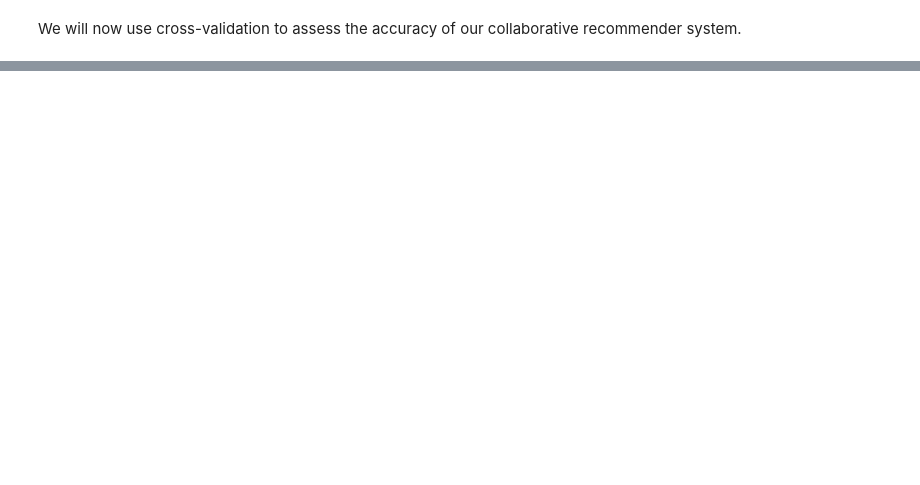
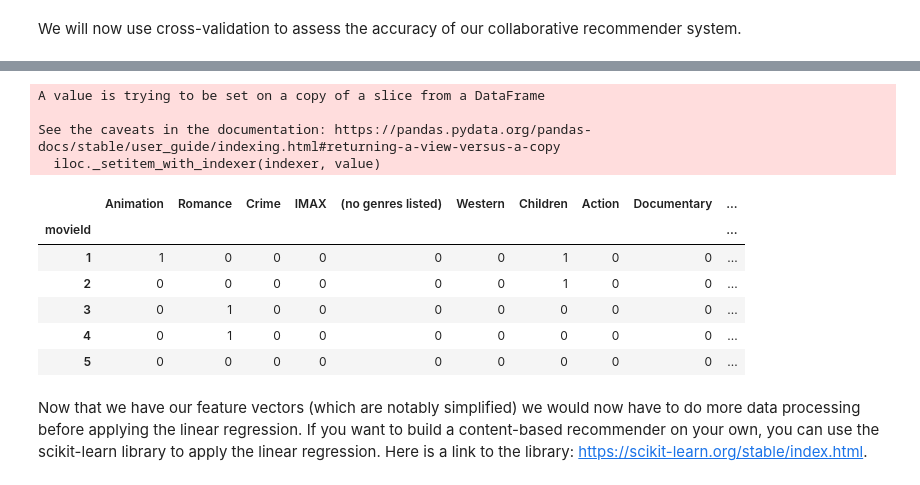
Before and after one commit to J-Douglas/DataScienceClubWorkshops, a Jupyter notebook: Recommender Systems Workshop/RecommenderSystemsWorkshop.ipynb, the cells around one changed output, grey strips where cells are left out. Cells and saved outputs as stored; diff of their text form; code cells hidden in the pictures; blank space fills up the shorter version.

Commit message:
recommender systems workshop

```diff
--- a/Recommender Systems Workshop/RecommenderSystemsWorkshop.ipynb
+++ b/Recommender Systems Workshop/RecommenderSystemsWorkshop.ipynb
@@ -137,0 +138,34 @@ If we look at the mean RMSE, that means that our predictions would likely be off
+# %%
+# Movie genre attribute processing
+all_genres = [s.split("|") for s in movies[movies.genres.notnull()].genres]
+movie_profile = movies[['movieId', 'title', 'genres']]
+movie_profile.rename(columns={'movieId': 'movieId'}, inplace=True)
+genres = [item.strip() for l in all_genres for item in l ]
+unique_genres = set(genres)
+for genre in unique_genres:
+  movie_profile[genre] = 0
+
+for i in range(len(movie_profile)):
+  if type(movie_profile['genres'].iloc[i]) != None.__class__:
+    Genres = movie_profile.iloc[i].genres.split('|')
+    for g in Genres:
+      movie_profile[g].iloc[i] = 1
+
+movie_profile = movie_profile.drop(columns=['title', 'genres']).set_index('movieId')
+movie_profile.sort_index(axis=0, inplace=True)
+
+movie_profile.head()
+# %% [output]
+A value is trying to be set on a copy of a slice from a DataFrame
+
+See the caveats in the documentation: https://pandas.pydata.org/pandas-docs/stable/user_guide/indexing.html#returning-a-view-versus-a-copy
+  iloc._setitem_with_indexer(indexer, value)
+|  | Animation | Romance | Crime | IMAX | (no genres listed) | Western | Children | Action | Documentary | ... |
+| movieId |  |  |  |  |  |  |  |  |  | ... |
+| 1 | 1 | 0 | 0 | 0 | 0 | 0 | 1 | 0 | 0 | ... |
+| 2 | 0 | 0 | 0 | 0 | 0 | 0 | 1 | 0 | 0 | ... |
+| 3 | 0 | 1 | 0 | 0 | 0 | 0 | 0 | 0 | 0 | ... |
+| 4 | 0 | 1 | 0 | 0 | 0 | 0 | 0 | 0 | 0 | ... |
+| 5 | 0 | 0 | 0 | 0 | 0 | 0 | 0 | 0 | 0 | ... |
+# %% [markdown]
+Now that we have our feature vectors (which are notably simplified) we would now have to do more data processing before applying the linear regression. If you want to build a content-based recommender on your own, you can use the scikit-learn library to apply the linear regression. Here is a link to the library: https://scikit-learn.org/stable/index.html.
```
Also changed, not shown: parts of 10 cells of this notebook, 3 other files.
